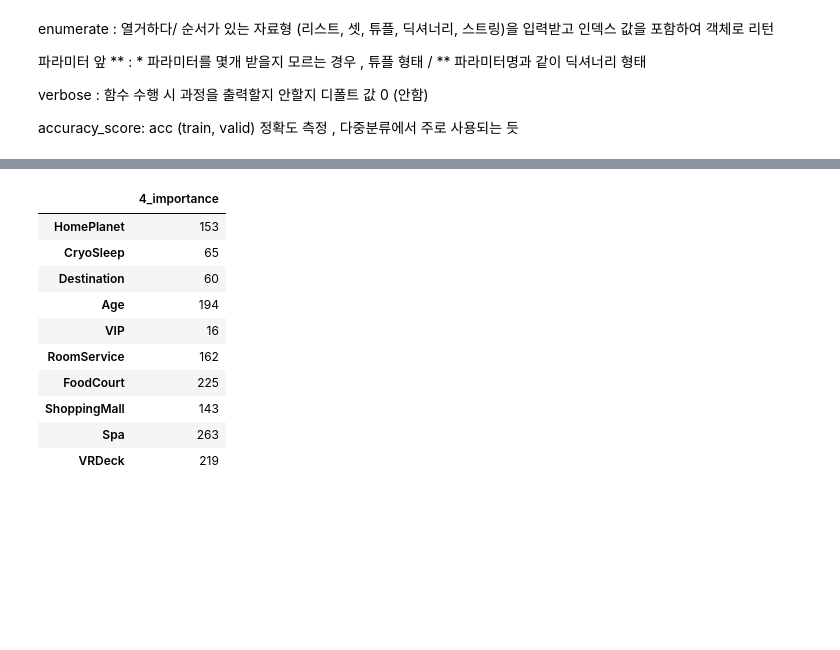
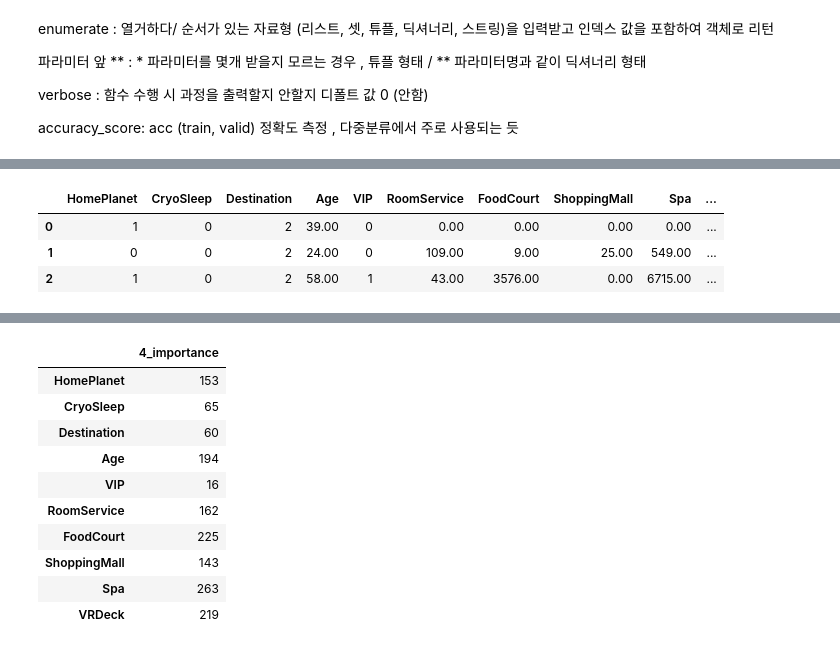
Before and after one commit to zerobbang/Kaggle_onboard_April, a Jupyter notebook: copying.ipynb, the cells around one changed output, grey strips where cells are left out. Cells and saved outputs as stored; diff of their text form; code cells hidden in the pictures; blank space fills up the shorter version.

```diff
--- a/copying.ipynb
+++ b/copying.ipynb
@@ -521,0 +586,7 @@ accuracy_score: acc (train, valid) 정확도 측정 , 다중분류에서 주로
+# %%
+train[:3]
+# %% [output]
+|  | HomePlanet | CryoSleep | Destination | Age | VIP | RoomService | FoodCourt | ShoppingMall | Spa | ... |
+| 0 | 1 | 0 | 2 | 39.00 | 0 | 0.00 | 0.00 | 0.00 | 0.00 | ... |
+| 1 | 0 | 0 | 2 | 24.00 | 0 | 109.00 | 9.00 | 25.00 | 549.00 | ... |
+| 2 | 1 | 0 | 2 | 58.00 | 1 | 43.00 | 3576.00 | 0.00 | 6715.00 | ... |
```
Also changed, not shown: parts of 16 cells of this notebook.
